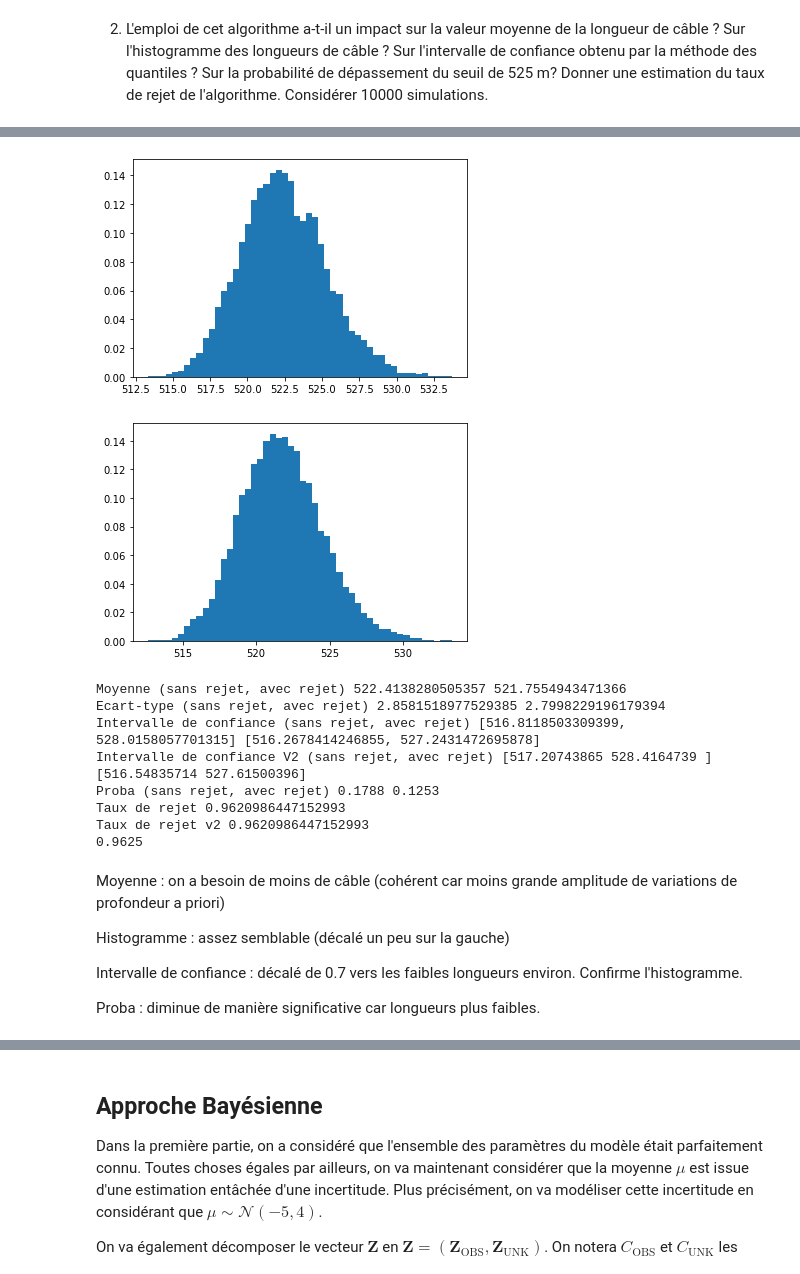
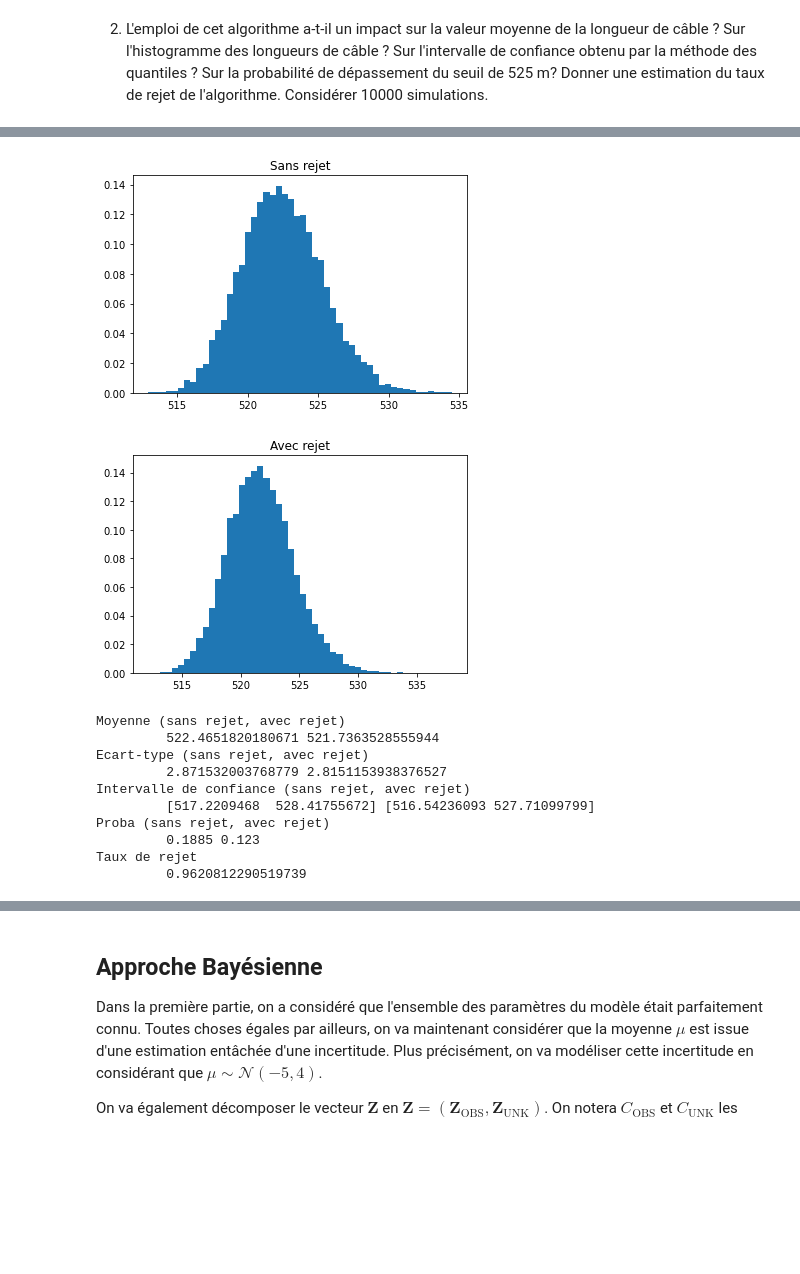
Before and after one commit to florian6973/proba-cable, a Jupyter notebook: Projet numérique de Probabilités 2021.ipynb, the cells around one changed output, grey strips where cells are left out. Drawn from its saved outputs; the diff is of its cells as text; code cells hidden in the pictures; blank space fills up the shorter version.

```diff
--- a/Projet numérique de Probabilités 2021.ipynb
+++ b/Projet numérique de Probabilités 2021.ipynb
@@ -314,36 +290,37 @@ On rejette les vecteurs qui ne sont pas entièrement négatifs. On stocke pour l
 np.random.seed(1234)
 # %%
-proba = []
-essais = []
+essais_i = []
 
+# Génération aléatoire d'un vecteur suivant la loi conditionnelle de la partie précédente
 def get_simu_ini(Cholesky):
     x = np.random.normal(0,1,np.shape(unknown_indexes)[0])
     simu = Ec + np.matmul(Cholesky,x)
     return simu
 
-def valeurs_pos_bv(fill=True):
+# Fonction qui ne génère que des profils sans partie émergée entre les deux côtes.
+# Le paramètre fill indique si le vecteur obtenu doit être ensuite complété avec les valeurs connues.
+# L'algorithme utilise des variables définies à la partie précédente (SigmaCond...)
+def valeurs_pos(fill=True):
     Cholesky = np.linalg.cholesky(SigmaCond)
     simu = get_simu_ini(Cholesky)
     i = 0
 
-    while np.any(simu> 0):
+    while np.any(simu > 0):
         simu = get_simu_ini(Cholesky)
         i += 1
 
-    proba.append(i)
-    essais.append(i+1)
+    essais_i.append(i)
 
     if (fill):
         allval3 = np.zeros(N)
         allval3[unknown_indexes]=simu
         allval3[observation_indexes]=depth
-
         return allval3
     else:
         return simu
 
-plt.plot(discretization,valeurs_pos_bv())
-plt.plot(discretization,allval1)
+plt.plot(discretization, valeurs_pos())
+plt.plot(discretization, allval1) # Profil moyen (cf Q5)
 plt.plot(discretization[observation_indexes], depth, 'ro')
 plt.show()
 
@@ -437,61 +338,49 @@ plt.show()
 # %%
 K=10000
 
+# SANS rejet
 result = np.zeros(K)
 for i in range(K):
     x=np.random.normal(0,1,np.shape(unknown_indexes)[0])
     allval3[unknown_indexes]=Ec + np.matmul(Cholesky,x)
     result[i]=length(allval3,Delta)
+
 Ln = sum(result)/K
 sigman = np.std(result)
 ic = np.quantile(result,[0.025,0.975])
 pm = np.mean(result>525)
 plt.hist(result,50,density=True)
+plt.title('Sans rejet')
 plt.show()
 
+# AVEC REJET
 result = np.zeros(K)
 for i in range(K):
-    allval3[unknown_indexes]=valeurs_pos_bv(False)
+    allval3[unknown_indexes]=valeurs_pos(False)
     result[i]=length(allval3,Delta)
 Ln2 = sum(result)/K
 sigman2 = np.std(result)
 ic2 = np.quantile(result,[0.025,0.975])
 pm2 = np.mean(result>525)
 plt.hist(result,50,density=True)
+plt.title('Avec rejet')
 plt.show()
 
-print("Moyenne (sans rejet, avec rejet)", Ln, Ln2)
-print("Ecart-type (sans rejet, avec rejet)", sigman, sigman2)
-print("Intervalle de confiance (sans rejet, avec rejet)", [Ln - sigman*1.96,Ln + sigman*1.96], [Ln2 - sigman2*1.96,Ln2 + sigman2*1.96])
-print("Intervalle de confiance V2 (sans rejet, avec rejet)", ic, ic2)
-print("Proba (sans rejet, avec rejet)", pm, pm2)
-print("Taux de rejet", np.sum(proba)/(np.sum(proba)+len(proba))) # pas cohérent avec a =2??
-print("Taux de rejet v2", np.sum(proba)/np.sum(essais))
-
-Cholesky = np.linalg.cholesky(SigmaCond)
-c=0
-for _ in range(K):
-    simu = get_simu_ini(Cholesky)
-    if np.any(simu> 0):
-        c += 1
-
-print(c/K)
+print("Moyenne (sans rejet, avec rejet)", "\n\t", Ln, Ln2)
+print("Ecart-type (sans rejet, avec rejet)", "\n\t", sigman, sigman2)
+print("Intervalle de confiance (sans rejet, avec rejet)", "\n\t", ic, ic2)
+print("Proba (sans rejet, avec rejet)", "\n\t", pm, pm2)
+print("Taux de rejet", "\n\t", np.sum(essais_i)/(np.sum(essais_i)+len(essais_i)))
 # %% [output]
-[figure, old version]
+[figure, new version]
-[figure, old version]
+[figure, new version]
-Moyenne (sans rejet, avec rejet) 522.4138280505357 521.7554943471366
-Ecart-type (sans rejet, avec rejet) 2.8581518977529385 2.7998229196179394
-Intervalle de confiance (sans rejet, avec rejet) [516.8118503309399, 528.0158057701315] [516.2678414246855, 527.2431472695878]
-Intervalle de confiance V2 (sans rejet, avec rejet) [517.20743865 528.4164739 ] [516.54835714 527.61500396]
-Proba (sans rejet, avec rejet) 0.1788 0.1253
-Taux de rejet 0.9620986447152993
-Taux de rejet v2 0.9620986447152993
-0.9625
+Moyenne (sans rejet, avec rejet)
+         522.4651820180671 521.7363528555944
+Ecart-type (sans rejet, avec rejet)
+         2.871532003768779 2.8151153938376527
+Intervalle de confiance (sans rejet, avec rejet)
+         [517.2209468  528.41755672] [516.54236093 527.71099799]
+Proba (sans rejet, avec rejet)
+         0.1885 0.123
+Taux de rejet
+         0.9620812290519739
-# %% [markdown]
-Moyenne : on a besoin de moins de câble (cohérent car moins grande amplitude de variations de profondeur a priori)
-
-Histogramme : assez semblable (décalé un peu sur la gauche)
-
-Intervalle de confiance : décalé de 0.7 vers les faibles longueurs environ. Confirme l'histogramme.
-
-Proba : diminue de manière significative car longueurs plus faibles.
```
Also changed, not shown: parts of 46 cells of this notebook.
